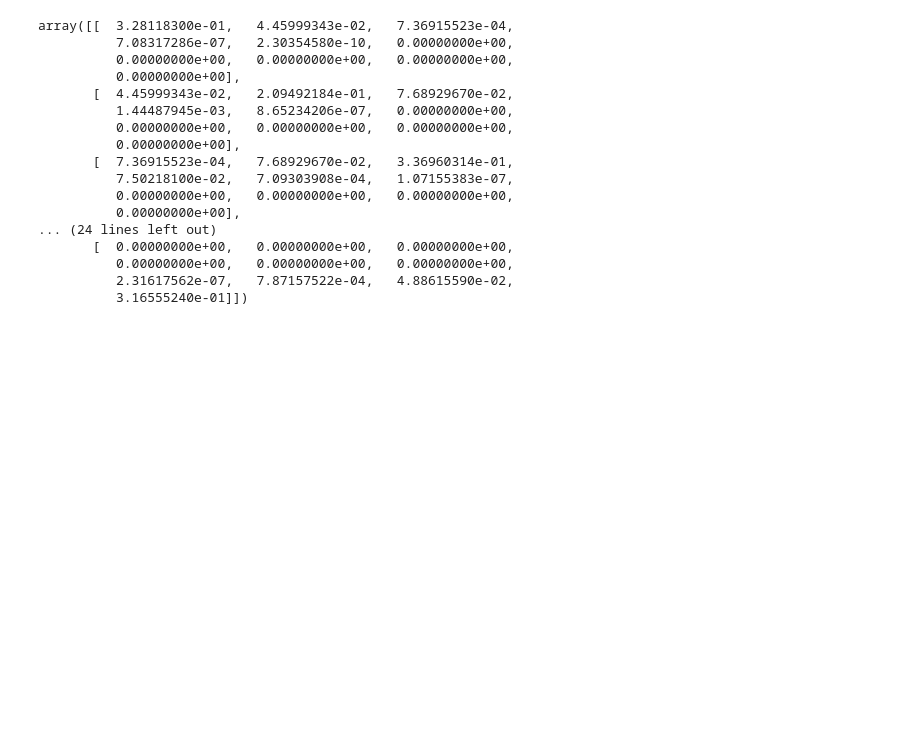
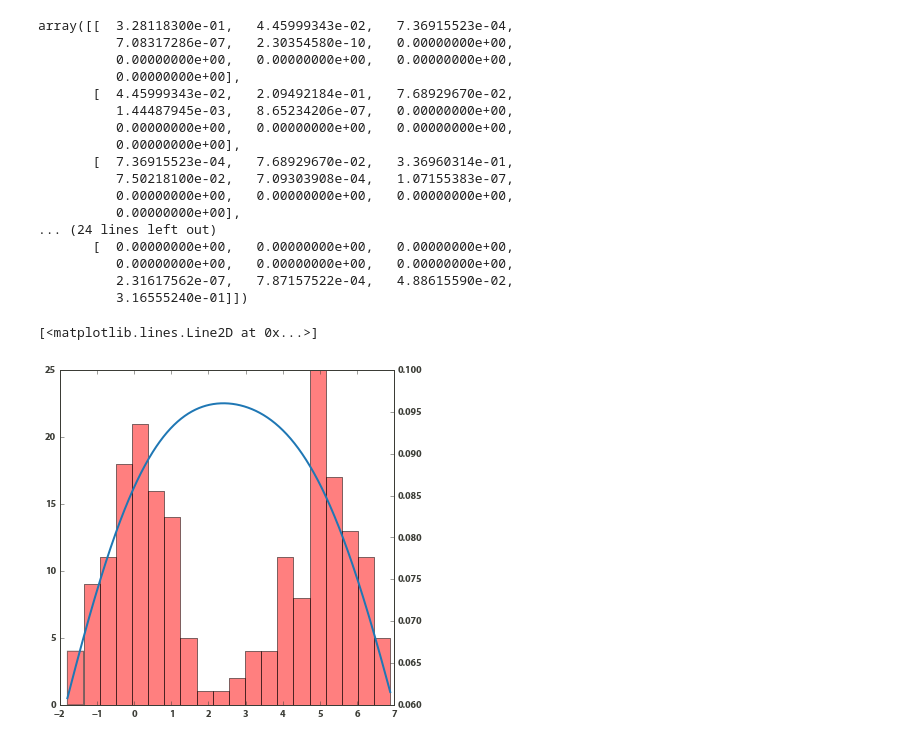
Before and after one commit to williamgilpin/netsim, a Jupyter notebook: simple_models.ipynb, the cells around one changed output. Drawn from its saved outputs; the diff is of its cells as text; code cells hidden in the pictures; blank space fills up the shorter version.

```diff
--- a/simple_models.ipynb
+++ b/simple_models.ipynb
@@ -538,3 +583,15 @@ array([[  3.28118300e-01,   4.45999343e-02,   7.36915523e-04,
           0.00000000e+00,   0.00000000e+00,   0.00000000e+00,
           2.31617562e-07,   7.87157522e-04,   4.88615590e-02,
           3.16555240e-01]])
+# %%
+x = hstack((random.randn(100), random.randn(100)+5))
+hist(x, bins=20, alpha=0.5, color='r')
+
+twinx()
+from scipy.stats import gaussian_kde
+kde = gaussian_kde(x, bw_method=1)
+xx = np.linspace(x.min(), x.max(), 1000)
+plot(xx, kde(xx))
+# %% [output]
+[<matplotlib.lines.Line2D at 0x...>]
+[figure, added]
```
Also changed, not shown: parts of 16 cells of this notebook, 2 other files.
